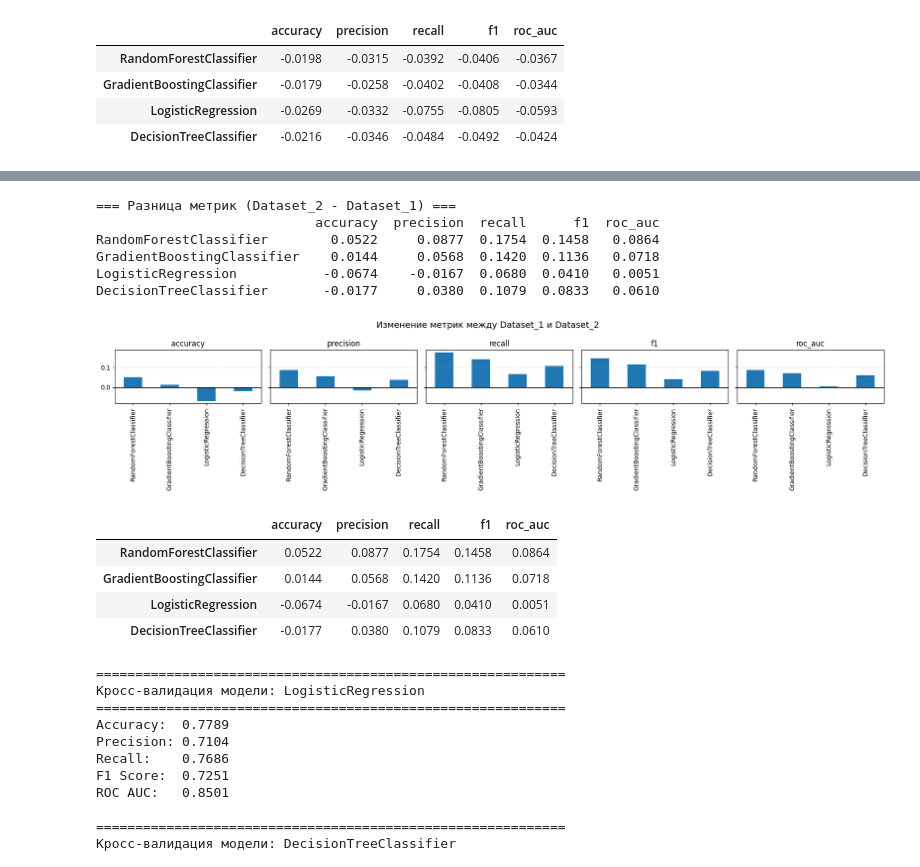
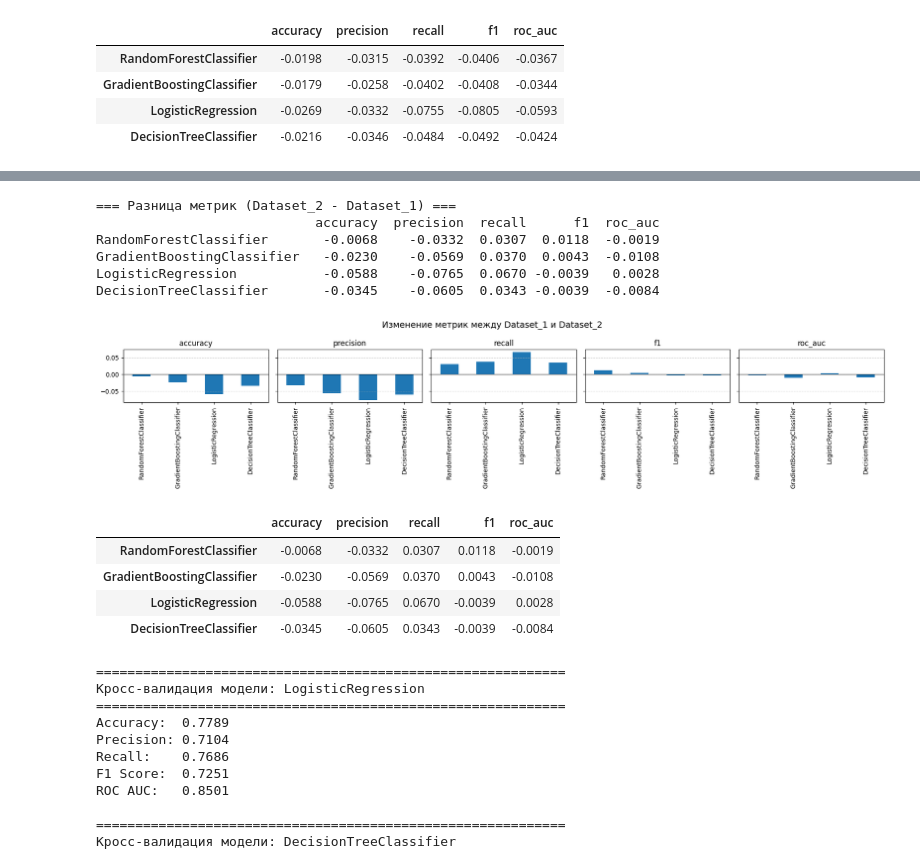
Before and after one commit to zhuravlik-top/Classification_project, a Jupyter notebook: Classification_Australia.ipynb, the cells around one changed output, grey strips where cells are left out. Cells and saved outputs as stored; diff of their text form; code cells hidden in the pictures.

```diff
--- a/Classification_Australia.ipynb
+++ b/Classification_Australia.ipynb
@@ -309,10 +40,0 @@ def target_encoded_df(df, categorical_col, target, drop_original=True)->pd.DataF
-# %%
-def data_encoded_df(df, data_col, drop_original=True)->pd.DataFrame:
-    df_encoded=df.copy()
-    df_encoded[data_col]=pd.to_datetime(df_encoded[data_col], format='%Y-%m-%d')
-    df_encoded['Year'] = df_encoded[data_col].dt.year
-    df_encoded['Month'] = df_encoded[data_col].dt.month
-    df_encoded['Day'] = df_encoded[data_col].dt.day
-    if drop_original:
-        df_encoded = df_encoded.drop(columns=data_col)
-    return df_encoded
@@ -719,7 +434,7 @@ preprocessor_pipline = Pipeline([
 ])
 # %%
 X_train, X_test, y_train, y_test = train_test_split(
-    X, y, random_state=42, test_size=0.2
+    X, y, random_state=42, test_size=0.2, stratify=y
 )
 # %%
 X_train_preprocessed = X_train.copy()
@@ -1393,0 +1071,9 @@ LogisticRegression            0.7703     0.7706  0.7703 0.7703   0.8532
+# %%
+Smote_metrics_new =evaluate_models_cv(
+    models=models,
+    X=X_train_preprocessed,
+    y=y_train,
+    cv=5,
+    seed=SEED,
+    use_smote=True
+)
@@ -1394,18 +1098,18 @@ LogisticRegression            0.7703     0.7706  0.7703 0.7703   0.8532
 # %%
-compare_datasets_results(initial_metrics, Smote_metrics)#Видим знавчительное улучшение метрик
+compare_datasets_results(initial_metrics, Smote_metrics_new)#Сильно лучше не стало
 # %% [output]
 === Разница метрик (Dataset_2 - Dataset_1) ===
                             accuracy  precision  recall      f1  roc_auc
-RandomForestClassifier        0.0522     0.0877  0.1754  0.1458   0.0864
-GradientBoostingClassifier    0.0144     0.0568  0.1420  0.1136   0.0718
-LogisticRegression           -0.0674    -0.0167  0.0680  0.0410   0.0051
-DecisionTreeClassifier       -0.0177     0.0380  0.1079  0.0833   0.0610
+RandomForestClassifier       -0.0068    -0.0332  0.0307  0.0118  -0.0019
+GradientBoostingClassifier   -0.0230    -0.0569  0.0370  0.0043  -0.0108
+LogisticRegression           -0.0588    -0.0765  0.0670 -0.0039   0.0028
+DecisionTreeClassifier       -0.0345    -0.0605  0.0343 -0.0039  -0.0084
-[figure, old version]
+[figure, new version]
 |  | accuracy | precision | recall | f1 | roc_auc |
-| RandomForestClassifier | 0.0522 | 0.0877 | 0.1754 | 0.1458 | 0.0864 |
-| GradientBoostingClassifier | 0.0144 | 0.0568 | 0.1420 | 0.1136 | 0.0718 |
-| LogisticRegression | -0.0674 | -0.0167 | 0.0680 | 0.0410 | 0.0051 |
-| DecisionTreeClassifier | -0.0177 | 0.0380 | 0.1079 | 0.0833 | 0.0610 |
+| RandomForestClassifier | -0.0068 | -0.0332 | 0.0307 | 0.0118 | -0.0019 |
+| GradientBoostingClassifier | -0.0230 | -0.0569 | 0.0370 | 0.0043 | -0.0108 |
+| LogisticRegression | -0.0588 | -0.0765 | 0.0670 | -0.0039 | 0.0028 |
+| DecisionTreeClassifier | -0.0345 | -0.0605 | 0.0343 | -0.0039 | -0.0084 |
 # %%
 #Проверяем улучшатся ли показатель при добавлении аргумента class_weight='balanced'
 models_weight = [
```
Also changed, not shown: parts of 41 cells of this notebook, 12 other files.
